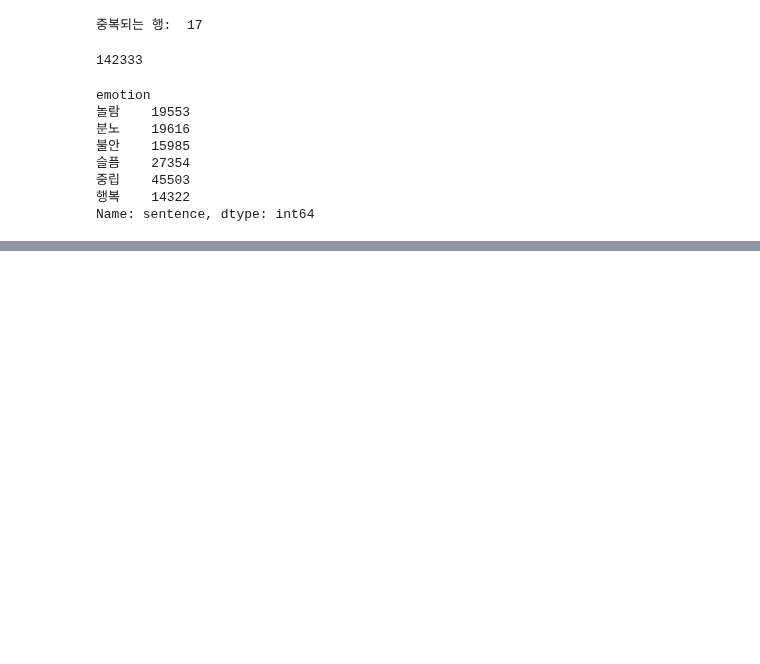
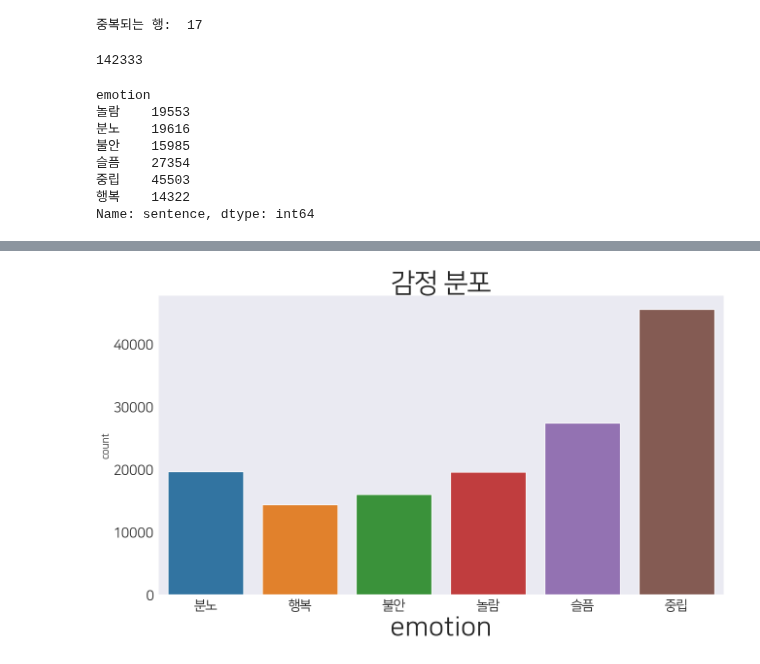
Before and after one commit to Bongwoo2lee/floread, a Jupyter notebook: sentiment-analysis/EDA.ipynb, the cells around one changed output, grey strips where cells are left out. Saved outputs shown, nothing was run; the diff lists cells and outputs as text; code cells hidden in the pictures; blank space fills up the shorter version.

```diff
--- a/sentiment-analysis/EDA.ipynb
+++ b/sentiment-analysis/EDA.ipynb
@@ -552,0 +577,7 @@ trainsum.to_csv("data/병합데이터셋.csv")
+# %%
+def has_korean(text):
+    korean_check = lambda text: any(char >= '가' and char <= '힣' for char in text)
+    return korean_check(text)
+
+df_filter = trainset[trainset['sentence'].apply(lambda x: not has_korean(x))]
+df_filter
@@ -552,0 +596,7 @@ trainsum.to_csv("data/병합데이터셋.csv")
+# %%
+# 'sentence' 열에서 한글이 있는지 확인하여 한글이 없는 행 삭제
+trainset = trainset[trainset['sentence'].apply(lambda x: has_korean(x))]
+
+# 삭제된 행에 대한 인덱스 재설정
+trainset.reset_index(drop=True, inplace=True)
+len(trainset)
@@ -552,0 +617,3 @@ trainsum.to_csv("data/병합데이터셋.csv")
+# %%
+trainset = trainset[~trainset['sentence'].str.contains('[\u4e00-\u9fff]')]
+len(trainset)
@@ -552,0 +642,11 @@ trainsum.to_csv("data/병합데이터셋.csv")
+# %%
+import matplotlib.pyplot as plt
+from matplotlib import font_manager
+import matplotlib.pyplot as plt
+import seaborn as sns
+
+# (한글 출력하려고) 폰트 변경
+path = 'C:\\Windows\\Fonts\\NanumSquare_acL.ttf'
+font_name = fm.FontProperties(fname=path, size=50).get_name()
+plt.rc('font', family=font_name)
+print(plt.rcParams['font.family'])
@@ -552,0 +666,11 @@ trainsum.to_csv("data/병합데이터셋.csv")
+# %%
+# countplot으로 시각화
+plt.rcParams['figure.figsize'] = [15,8]
+sns.countplot(x='emotion',data=trainset)
+plt.rcParams['font.size'] = 20
+plt.title('감정 분포', fontsize=40)
+plt.xlabel('emotion', fontsize=40)
+plt.ylabel('count', fontsize=15)
+plt.show()
+# %% [output]
+[figure, added]
```
Also changed, not shown: parts of 21 cells of this notebook.
